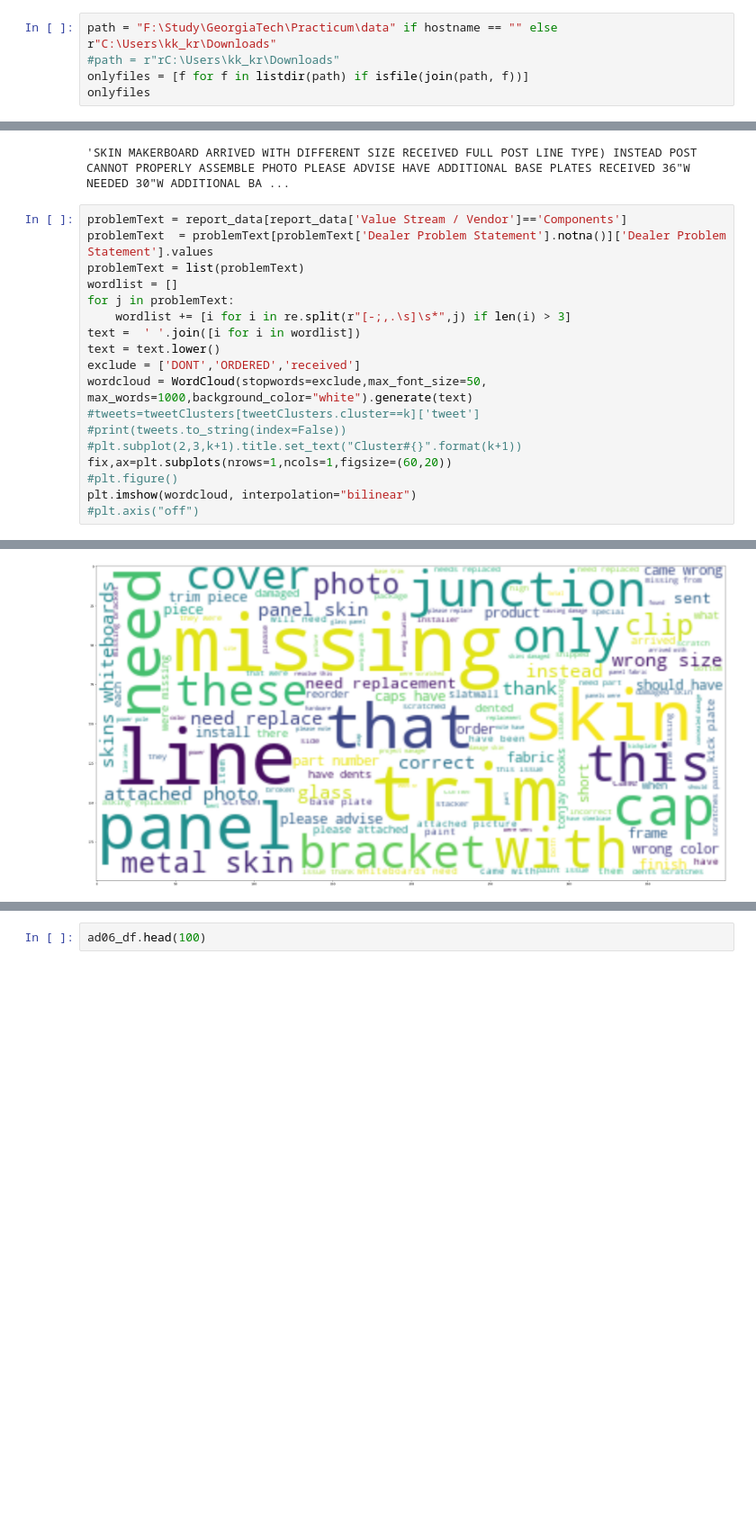
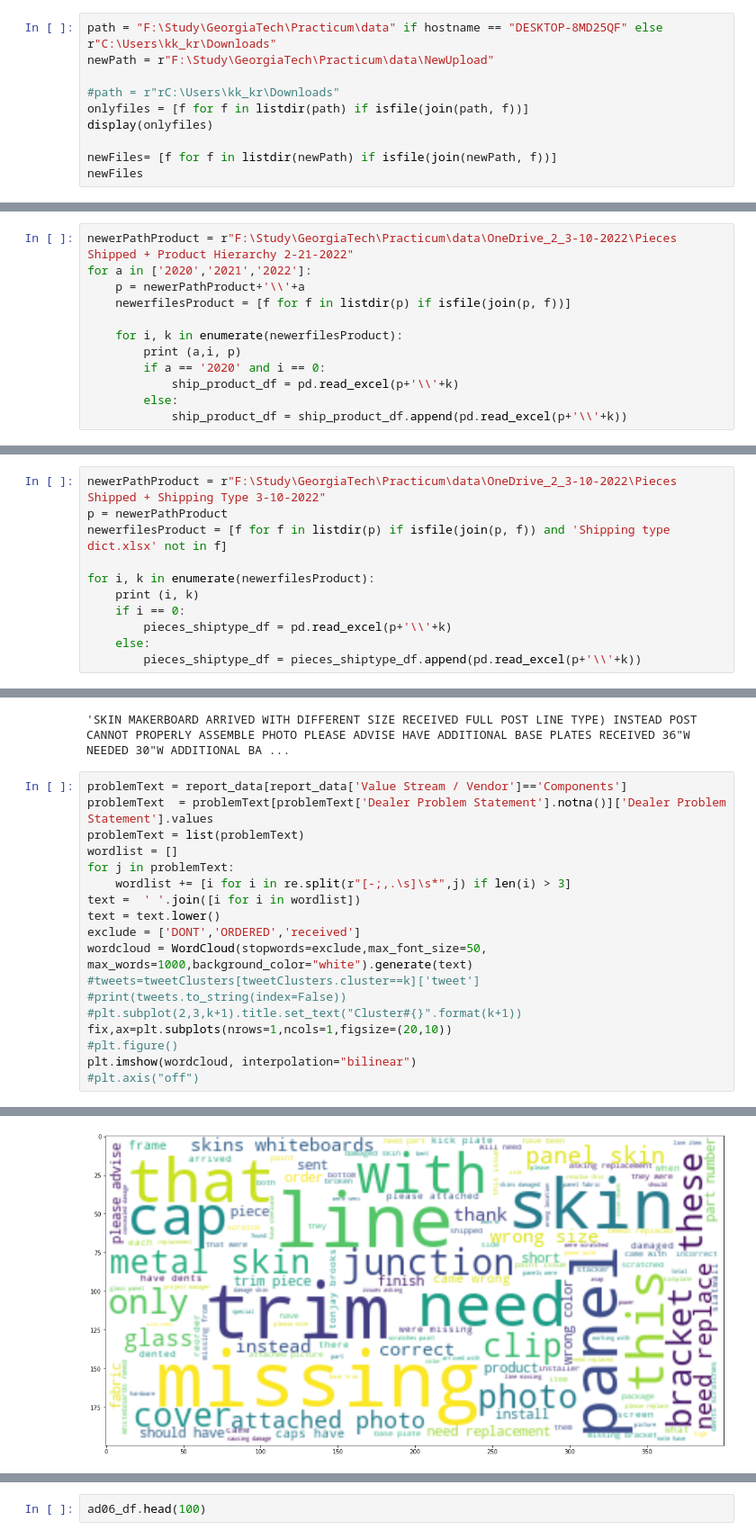
Before and after one commit to kk87736/georgiaTechCapstone, a Jupyter notebook: dataAnalysis.ipynb, the cells around one changed output, grey strips where cells are left out. Shown at 90% size. Drawn from its saved outputs; the diff is of its cells as text; blank space fills up the shorter version.

Commit message:
Updating code with more data analysis

```diff
--- a/dataAnalysis.ipynb
+++ b/dataAnalysis.ipynb
@@ -16,8 +16,13 @@ hostname
 # %%
-path = "F:\Study\GeorgiaTech\Practicum\data" if hostname == "" else r"C:\Users\kk_kr\Downloads"
+path = "F:\Study\GeorgiaTech\Practicum\data" if hostname == "DESKTOP-8MD25QF" else r"C:\Users\kk_kr\Downloads"
+newPath = r"F:\Study\GeorgiaTech\Practicum\data\NewUpload"
+
 #path = r"rC:\Users\kk_kr\Downloads"
 onlyfiles = [f for f in listdir(path) if isfile(join(path, f))]
-onlyfiles
+display(onlyfiles)
+
+newFiles= [f for f in listdir(newPath) if isfile(join(newPath, f))]
+newFiles
 # %% [output]
 ['20211207_ad06_GATECH.parquet',
  '20211207_brincl_GATECH.parquet',
@@ -29,0 +77,12 @@ report_path = path + "\\Defects Data Tableau FY21 to 12-13-21 FY22 Product Quali
+# %%
+newerPathProduct = r"F:\Study\GeorgiaTech\Practicum\data\OneDrive_2_3-10-2022\Pieces Shipped + Product Hierarchy 2-21-2022"
+for a in ['2020','2021','2022']:
+    p = newerPathProduct+'\\'+a
+    newerfilesProduct = [f for f in listdir(p) if isfile(join(p, f))]
+
+    for i, k in enumerate(newerfilesProduct):
+        print (a,i, p)
+        if a == '2020' and i == 0:
+            ship_product_df = pd.read_excel(p+'\\'+k)
+        else:
+            ship_product_df = ship_product_df.append(pd.read_excel(p+'\\'+k))
@@ -29,0 +128,11 @@ report_path = path + "\\Defects Data Tableau FY21 to 12-13-21 FY22 Product Quali
+# %%
+newerPathProduct = r"F:\Study\GeorgiaTech\Practicum\data\OneDrive_2_3-10-2022\Pieces Shipped + Shipping Type 3-10-2022"
+p = newerPathProduct
+newerfilesProduct = [f for f in listdir(p) if isfile(join(p, f)) and 'Shipping type dict.xlsx' not in f]
+
+for i, k in enumerate(newerfilesProduct):
+    print (i, k)
+    if i == 0:
+        pieces_shiptype_df = pd.read_excel(p+'\\'+k)
+    else:
+        pieces_shiptype_df = pieces_shiptype_df.append(pd.read_excel(p+'\\'+k))
@@ -63,21 +199,21 @@ text
 # %%
 problemText = report_data[report_data['Value Stream / Vendor']=='Components']
 problemText  = problemText[problemText['Dealer Problem Statement'].notna()]['Dealer Problem Statement'].values
 problemText = list(problemText)
 wordlist = []
 for j in problemText:
     wordlist += [i for i in re.split(r"[-;,.\s]\s*",j) if len(i) > 3]
 text =  ' '.join([i for i in wordlist])
 text = text.lower()
 exclude = ['DONT','ORDERED','received']
 wordcloud = WordCloud(stopwords=exclude,max_font_size=50, max_words=1000,background_color="white").generate(text)
 #tweets=tweetClusters[tweetClusters.cluster==k]['tweet']
 #print(tweets.to_string(index=False))
 #plt.subplot(2,3,k+1).title.set_text("Cluster#{}".format(k+1))
-fix,ax=plt.subplots(nrows=1,ncols=1,figsize=(60,20))
+fix,ax=plt.subplots(nrows=1,ncols=1,figsize=(20,10))
 #plt.figure()
 plt.imshow(wordcloud, interpolation="bilinear")
 #plt.axis("off")
 # %% [output]
 <matplotlib.image.AxesImage at 0x...>
-[figure, old version]
+[figure, new version]
```
Also changed, not shown: parts of 124 cells of this notebook, 1 other file.
